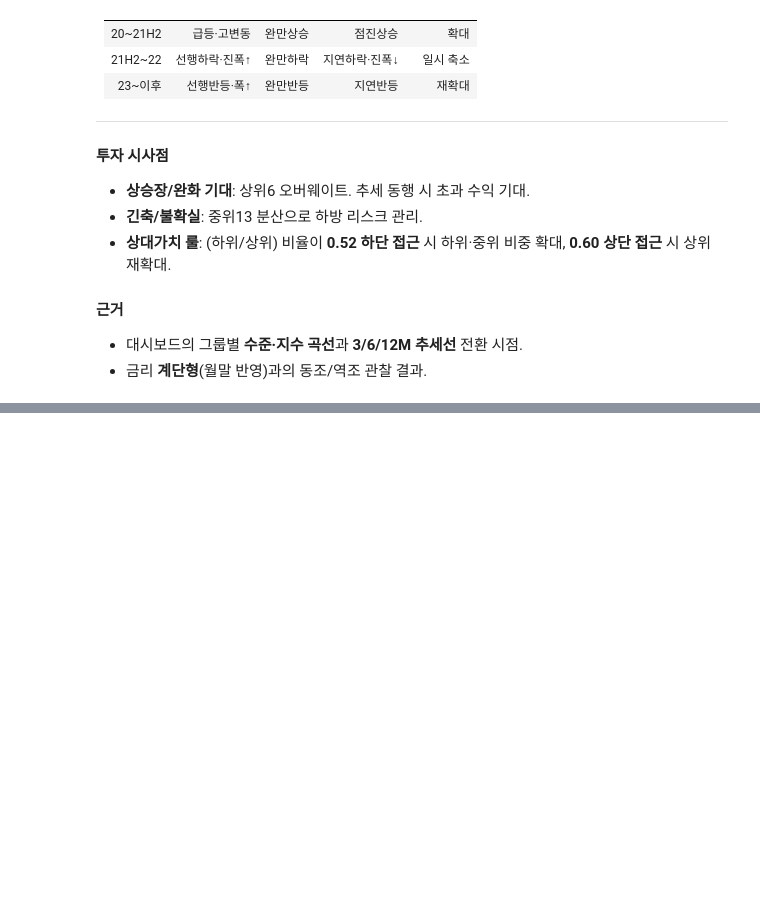
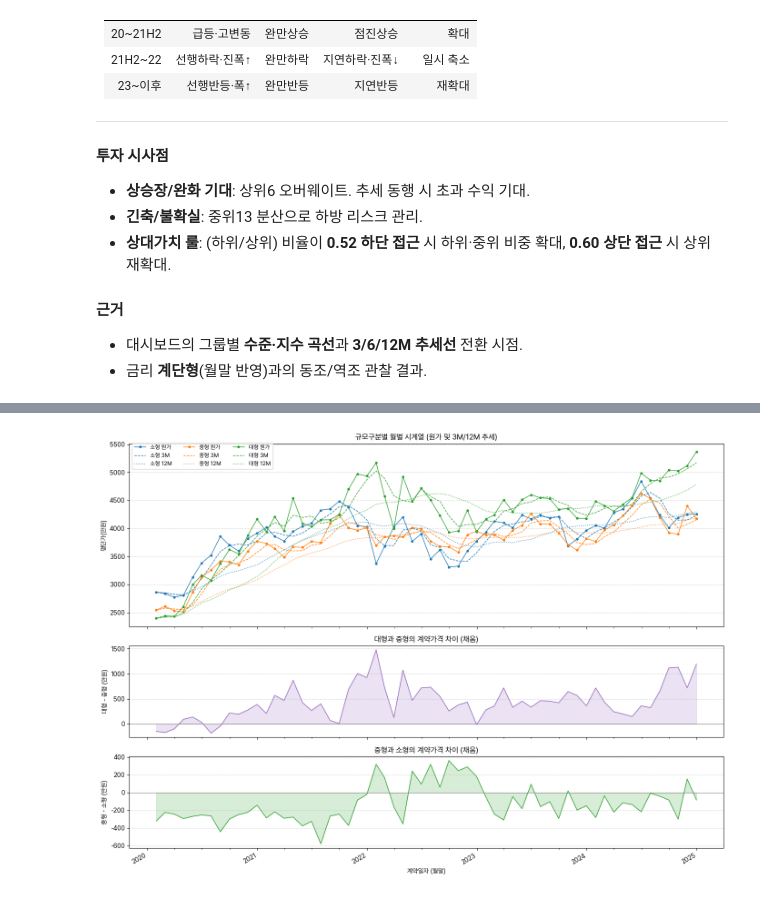
Before and after one commit to semistone97/pjt-real-estate, a Jupyter notebook: apt.ipynb, the cells around one changed output, grey strips where cells are left out. Drawn from its saved outputs; the diff is of its cells as text; code cells hidden in the pictures; blank space fills up the shorter version.

```diff
--- a/apt.ipynb
+++ b/apt.ipynb
@@ -924,0 +929,6 @@ plot_trends_by_2024_rank(df_all, df_2024_c)
+# %%
+bins = [0, 60, 85, float('inf')]
+labels = ['소형','중형','대형']
+df_all['규모구분'] = pd.cut(df_all['전용면적(㎡)'], bins=bins, labels=labels, right=True, include_lowest=True)
+
+# df_all
@@ -924,0 +959,79 @@ plot_trends_by_2024_rank(df_all, df_2024_c)
+# %%
+import matplotlib.dates as mdates
+
+def plot_size_trends_subplots(df,
+                              date_col='계약일자',
+                              size_col='규모구분',
+                              price_col='평단가(만원)',
+                              agg_func='median'):
+    """
+    1) 전체(소/중/대) 월별 시계열 + 3M/12M 추세
+    2) 대형 - 중형 차이 (채움, 추세선 없음)
+    3) 중형 - 소형 차이 (채움, 추세선 없음)
+    """
+    dfc = df.copy()
+    dfc[date_col] = pd.to_datetime(dfc[date_col])
+    # 월말 인덱스
+    dfc['년월'] = dfc[date_col].dt.to_period('M').dt.to_timestamp('M')
+    agg = getattr(dfc.groupby(['년월', size_col])[price_col], agg_func)().reset_index()
+    ts = agg.pivot(index='년월', columns=size_col, values=price_col).sort_index()
+
+    # 기대하는 컬럼명 체크
+    expected = ['소형','중형','대형']
+    missing = [c for c in expected if c not in ts.columns]
+    if missing:
+        raise ValueError(f"규모구분 컬럼에 다음 레이블이 필요합니다: {expected}. 누락: {missing}")
+
+    ma3  = ts.rolling(window=3, min_periods=1).mean()
+    ma12 = ts.rolling(window=12, min_periods=1).mean()
+
+    fig, (ax1, ax2, ax3) = plt.subplots(3, 1, figsize=(14,10), sharex=True, gridspec_kw={'height_ratios':[2,1,1]})
+
+    cmap = plt.get_cmap('tab10')
+    colors = {'소형': cmap(0), '중형': cmap(1), '대형': cmap(2)}
+
+    # 1) 수준 + 추세
+    for i, col in enumerate(['소형','중형','대형']):
+        ax1.plot(ts.index, ts[col], marker='.', linewidth=1, label=f'{col} 원가', color=colors[col])
+        ax1.plot(ma3.index, ma3[col], linestyle='--', linewidth=1, label=f'{col} 3M', color=colors[col])
+        ax1.plot(ma12.index, ma12[col], linestyle=':', linewidth=1, label=f'{col} 12M', color=colors[col])
+    ax1.set_ylabel(price_col)
+    ax1.set_title('규모구분별 월별 시계열 (원가 및 3M/12M 추세)')
+    ax1.grid(axis='y', linestyle='--', alpha=0.5)
+    # 범례 중복 제거
+    handles, labels = ax1.get_legend_handles_labels()
+    by_label = dict(zip(labels, handles))
+    ax1.legend(by_label.values(), by_label.keys(), ncol=3, fontsize=9, loc='upper left', bbox_to_anchor=(0,1.02))
+
+    # 2) 대형 - 중형 차이 (채움)
+    diff_lm = ts['대형'] - ts['중형']
+    ax2.plot(diff_lm.index, diff_lm.values, color='tab:purple', linewidth=1)
+    ax2.fill_between(diff_lm.index, 0, diff_lm.values, where=~pd.isna(diff_lm.values),
+                     interpolate=True, color='tab:purple', alpha=0.18)
+    ax2.axhline(0, color='gray', linewidth=0.8)
+    ax2.set_ylabel('대형 - 중형 (만원)')
+    ax2.set_title('대형과 중형의 계약가격 차이 (채움)')
+    ax2.grid(axis='y', linestyle='--', alpha=0.5)
+
+    # 3) 중형 - 소형 차이 (채움)
+    diff_ms = ts['중형'] - ts['소형']
+    ax3.plot(diff_ms.index, diff_ms.values, color='tab:green', linewidth=1)
+    ax3.fill_between(diff_ms.index, 0, diff_ms.values, where=~pd.isna(diff_ms.values),
+                     interpolate=True, color='tab:green', alpha=0.18)
+    ax3.axhline(0, color='gray', linewidth=0.8)
+    ax3.set_ylabel('중형 - 소형 (만원)')
+    ax3.set_title('중형과 소형의 계약가격 차이 (채움)')
+    ax3.grid(axis='y', linestyle='--', alpha=0.5)
+
+    # x축 포맷 (연도 라벨)
+    ax3.xaxis.set_major_locator(mdates.YearLocator())
+    ax3.xaxis.set_major_formatter(mdates.DateFormatter('%Y'))
+    ax3.xaxis.set_minor_locator(mdates.MonthLocator(bymonth=(1,4,7,10)))
+    fig.autofmt_xdate()
+    ax3.set_xlabel('계약일자 (월말)')
+
+    plt.tight_layout()
+    plt.show()
+plot_size_trends_subplots(df_all)
+# %% [output]
+[figure, added]
```
Also changed, not shown: parts of 7 cells of this notebook.
